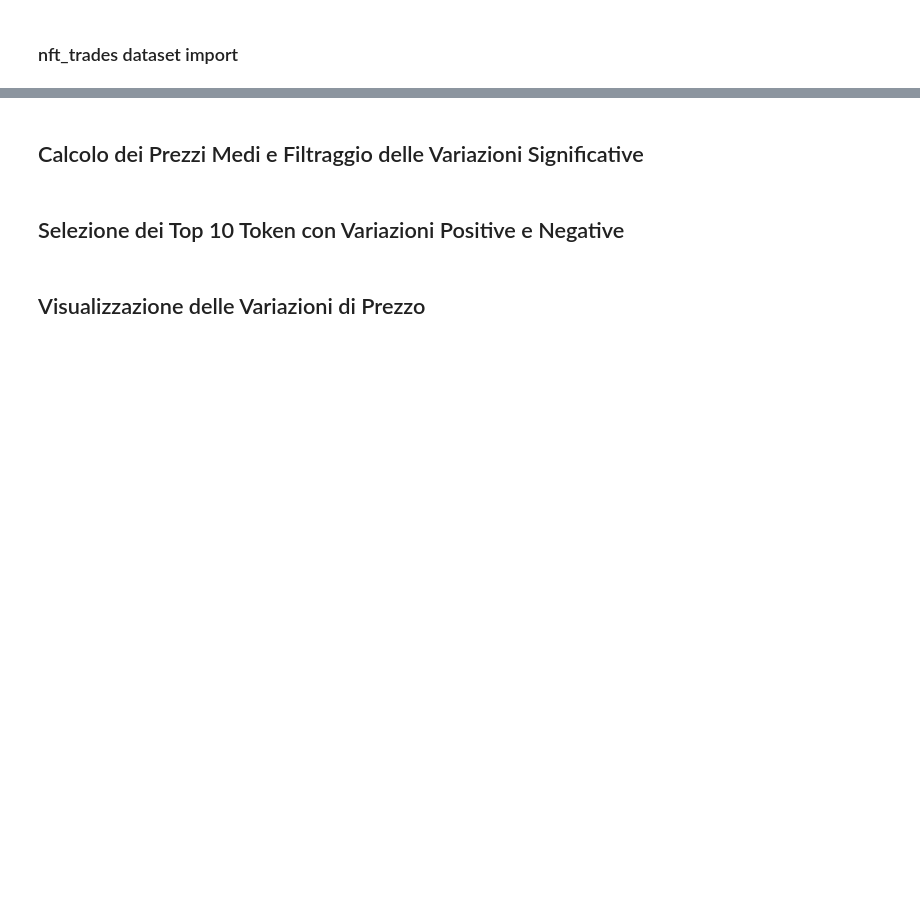
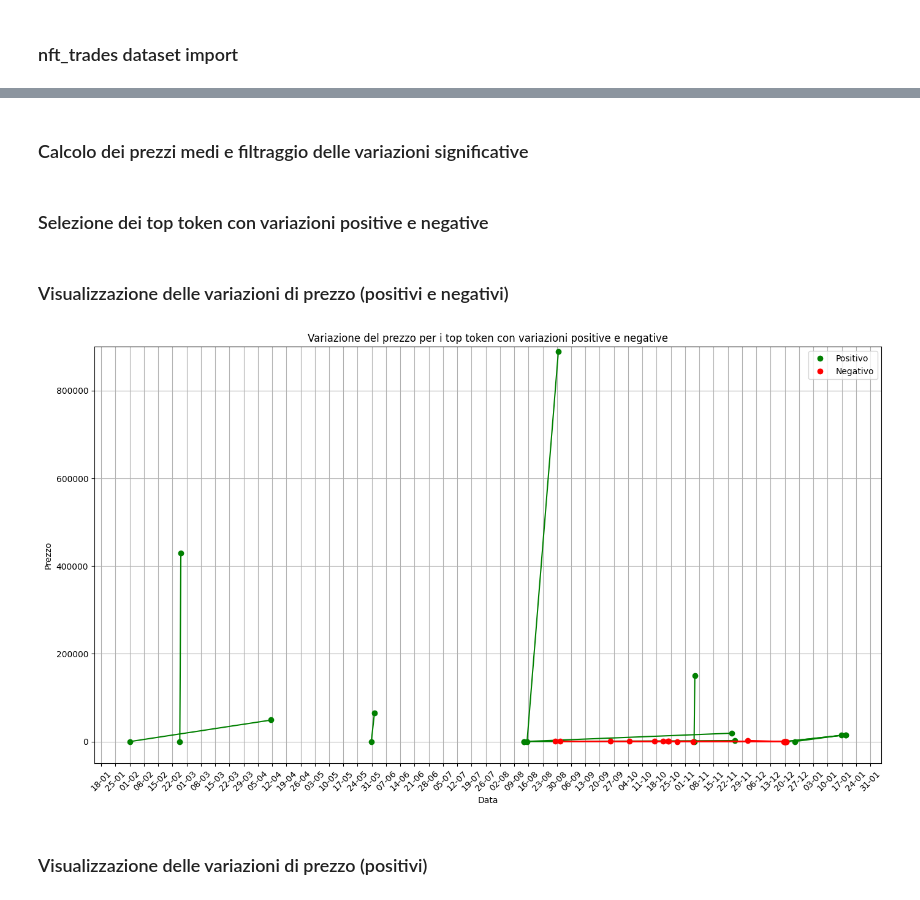
Before and after one commit to riccardospini98/Blockchain, a Jupyter notebook: variazione_nft.ipynb, the cells around one changed output, grey strips where cells are left out. Saved outputs shown, nothing was run; the diff lists cells and outputs as text; code cells hidden in the pictures; blank space fills up the shorter version.

```diff
--- a/variazione_nft.ipynb
+++ b/variazione_nft.ipynb
@@ -145,7 +142,7 @@ grouped['percentuale_variazione'] = grouped.apply(
 # Filtrare solo le variazioni di prezzo, escludendo "nessuna variazione"
 price_changes = grouped[grouped['price_trend'] != 'nessuna variazione']
 # %% [markdown]
-## Calcolo dei Prezzi Medi e Filtraggio delle Variazioni Significative
+### Calcolo dei prezzi medi e filtraggio delle variazioni significative
 # %%
 # Calcolare il prezzo medio per ogni token_id
 average_prices = filtrate_nft_trades_sorted.groupby('token_id')['avg_price'].mean().reset_index()
@@ -163,7 +160,7 @@ threshold = 90  # Ad esempio, il 150%
 # Filtrare i risultati che superano la soglia in positivo o negativo
 result_filtered = result[(result['percentuale_variazione'] > threshold) | (result['percentuale_variazione'] < -threshold)]
 # %% [markdown]
-## Selezione dei Top 10 Token con Variazioni Positive e Negative
+### Selezione dei top token con variazioni positive e negative
 # %%
 # Selezionare i top 10 token con variazioni positive e negative
 top_nft_positivi = result_filtered.nlargest(10, 'percentuale_variazione')
@@ -174,3 +171,42 @@ top_nft_tokens_uniti = pd.concat([top_nft_positivi, top_nft_negativi])
+# %% [markdown]
+### Visualizzazione delle variazioni di prezzo (positivi e negativi)
+# %%
+# Impostare la dimensione della figura
+plt.figure(figsize=(14, 8))
+
+# Impostare i limiti dell'asse y
+plt.ylim(-50000, 900000)
+
+# Convertire le date nel formato matplotlib
+top_tokens['data_inizio'] = pd.to_datetime(top_tokens['data_inizio'])
+top_tokens['data_fine'] = pd.to_datetime(top_tokens['data_fine'])
+
+# Iterare sui token e tracciare le variazioni di prezzo
+for _, row in top_tokens.iterrows():
+    color = 'green' if row['percentuale_variazione'] > 0 else 'red'
+    plt.plot([row['data_inizio'], row['data_fine']], [row['prezzo_inizio'], row['prezzo_fine']], color=color, marker='o')
+
+# Formattare l'asse x per mostrare solo i giorni
+plt.gca().xaxis.set_major_formatter(mdates.DateFormatter('%d-%m'))
+plt.gca().xaxis.set_major_locator(mdates.DayLocator(interval=7))  # Impostare un intervallo di 7 giorni
+
+# Aggiungere etichette e titolo
+plt.xlabel('Data')
+plt.ylabel('Prezzo') # variazione prezzo???? correggere
+plt.title('Variazione del prezzo per i top token con variazioni positive e negative')
+plt.grid(True)
+
+# Aggiungere una legenda personalizzata
+plt.plot([], [], 'go', label='Positivo')
+plt.plot([], [], 'ro', label='Negativo')
+plt.legend(loc='best')
+
+# Mostrare il grafico
+plt.xticks(rotation=45)  # Ruotare le etichette sull'asse x per una migliore leggibilità
+plt.tight_layout()  # Ottimizzare il layout della figura
+plt.show()
+# %% [output]
+[figure, added]
 # %% [markdown]
-## Visualizzazione delle Variazioni di Prezzo
+### Visualizzazione delle variazioni di prezzo (positivi)
 # %%
```
Also changed, not shown: parts of 16 cells of this notebook, 1 other file.
